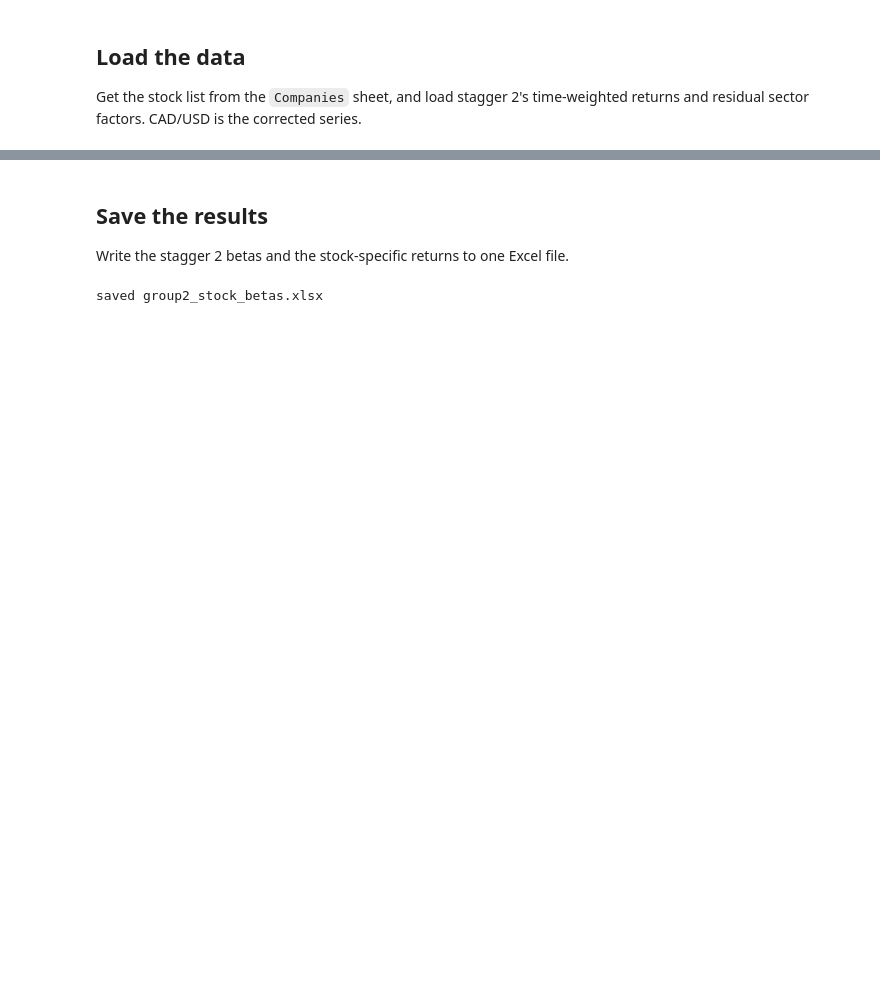
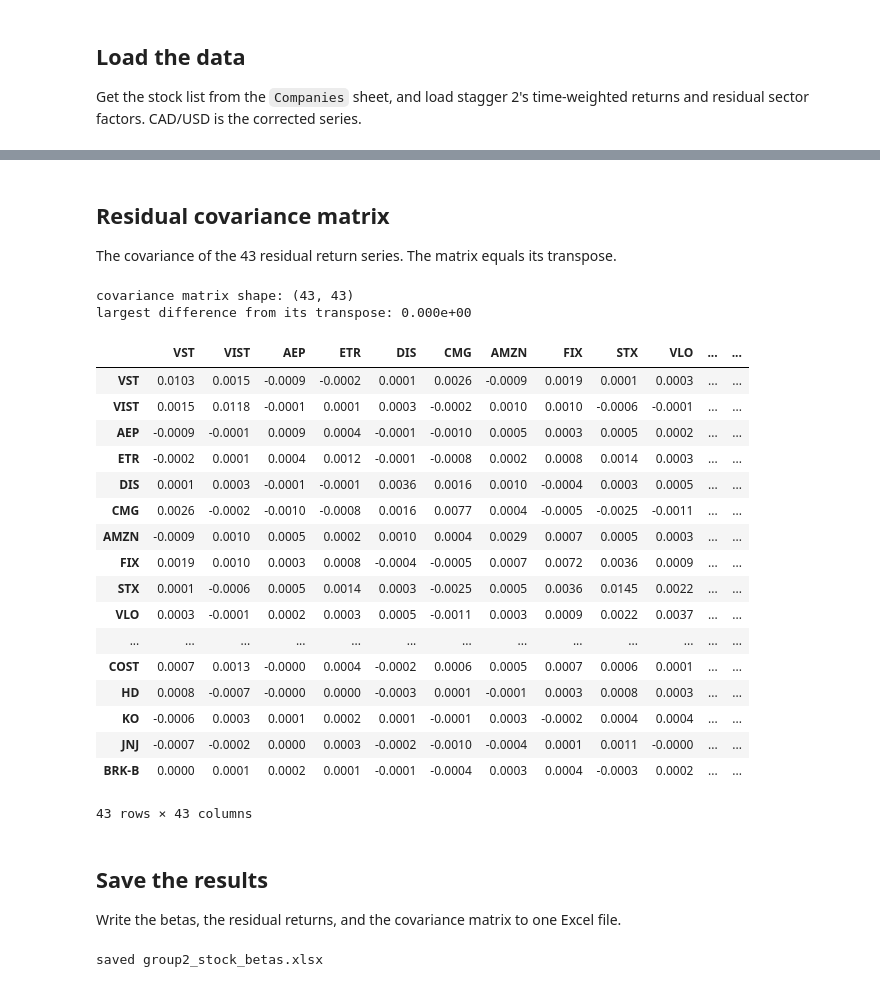
Before and after one commit to andrewr23222/QPMFall26, a Jupyter notebook: group2/Group2_StockFactorBetas.ipynb, the cells around one changed output, grey strips where cells are left out. Drawn from its saved outputs; the diff is of its cells as text; code cells hidden in the pictures; blank space fills up the shorter version.

Commit message:
update group 2 regressions and add residual covariance
Co-authored-by: Cursor <cursoragent@cursor.com>

```diff
--- a/group2/Group2_StockFactorBetas.ipynb
+++ b/group2/Group2_StockFactorBetas.ipynb
@@ -7,12 +6,14 @@ on one factor at a time and carrying the residuals forward. All data comes from
 # %%
 from pathlib import Path
 
-import numpy as np
 import pandas as pd
 import statsmodels.api as sm
 
 DATA_FILE = Path("../data/companies_and_staggered_returns.xlsx")
 STAGGER = "stagger_2"
+
+FX = ["MXN", "SGD", "CAD", "DKK", "EUR", "AUD"]
+SECTORS = ["XLB", "XLC", "XLE", "XLF", "XLI", "XLK", "XLP", "XLRE", "XLU", "XLV", "XLY"]
 # %% [markdown]
 ## Load the data
 
@@ -116,0 +66,32 @@ stock's own residual sector factor, keep the beta. What's left is the stock-spec
+# %%
+def regress(y, x):
+    """Regress y on one factor. Return beta, alpha, and the t-stat."""
+    X = sm.add_constant(x)
+    model = sm.OLS(y, X, missing="drop").fit()
+    return model.params.iloc[1], model.params.iloc[0], model.tvalues.iloc[1]
+
+
+def drop_weak_factors(y, factors):
+    """Drop factors with -2 < t < 2, one at a time, and return the updated residual and betas."""
+    names = list(factors.columns)
+    betas = {name: 0.0 for name in names}
+
+    while names:
+        X = sm.add_constant(factors[names])
+        model = sm.OLS(y, X, missing="drop").fit()
+        t_stats = model.tvalues.iloc[1:]
+        weakest = t_stats.abs().idxmin()
+
+        if abs(t_stats[weakest]) < 2:
+            names.remove(weakest)
+            continue
+
+        alpha = model.params.iloc[0]
+        fitted = alpha
+        for name in names:
+            betas[name] = model.params[name]
+            fitted = fitted + betas[name] * factors[name]
+        y = y - fitted
+        break
+
+    return y, betas
@@ -261,7 +198,38 @@ Matplotlib is building the font cache; this may take a moment.
+# %% [markdown]
+## Residual covariance matrix
+
+The covariance of the 43 residual return series. The matrix equals its transpose.
+# %%
+cov = stock_specific.cov()
+gap = (cov - cov.T).abs().to_numpy().max()
+print(f"covariance matrix shape: {cov.shape}")
+print(f"largest difference from its transpose: {gap:.3e}")
+cov.round(4)
+# %% [output]
+covariance matrix shape: (43, 43)
+largest difference from its transpose: 0.000e+00
+|  | VST | VIST | AEP | ETR | DIS | CMG | AMZN | FIX | STX | VLO | ... | ... |
+| VST | 0.0103 | 0.0015 | -0.0009 | -0.0002 | 0.0001 | 0.0026 | -0.0009 | 0.0019 | 0.0001 | 0.0003 | ... | ... |
+| VIST | 0.0015 | 0.0118 | -0.0001 | 0.0001 | 0.0003 | -0.0002 | 0.0010 | 0.0010 | -0.0006 | -0.0001 | ... | ... |
+| AEP | -0.0009 | -0.0001 | 0.0009 | 0.0004 | -0.0001 | -0.0010 | 0.0005 | 0.0003 | 0.0005 | 0.0002 | ... | ... |
+| ETR | -0.0002 | 0.0001 | 0.0004 | 0.0012 | -0.0001 | -0.0008 | 0.0002 | 0.0008 | 0.0014 | 0.0003 | ... | ... |
+| DIS | 0.0001 | 0.0003 | -0.0001 | -0.0001 | 0.0036 | 0.0016 | 0.0010 | -0.0004 | 0.0003 | 0.0005 | ... | ... |
+| CMG | 0.0026 | -0.0002 | -0.0010 | -0.0008 | 0.0016 | 0.0077 | 0.0004 | -0.0005 | -0.0025 | -0.0011 | ... | ... |
+| AMZN | -0.0009 | 0.0010 | 0.0005 | 0.0002 | 0.0010 | 0.0004 | 0.0029 | 0.0007 | 0.0005 | 0.0003 | ... | ... |
+| FIX | 0.0019 | 0.0010 | 0.0003 | 0.0008 | -0.0004 | -0.0005 | 0.0007 | 0.0072 | 0.0036 | 0.0009 | ... | ... |
+| STX | 0.0001 | -0.0006 | 0.0005 | 0.0014 | 0.0003 | -0.0025 | 0.0005 | 0.0036 | 0.0145 | 0.0022 | ... | ... |
+| VLO | 0.0003 | -0.0001 | 0.0002 | 0.0003 | 0.0005 | -0.0011 | 0.0003 | 0.0009 | 0.0022 | 0.0037 | ... | ... |
+| ... | ... | ... | ... | ... | ... | ... | ... | ... | ... | ... | ... | ... |
+| COST | 0.0007 | 0.0013 | -0.0000 | 0.0004 | -0.0002 | 0.0006 | 0.0005 | 0.0007 | 0.0006 | 0.0001 | ... | ... |
+| HD | 0.0008 | -0.0007 | -0.0000 | 0.0000 | -0.0003 | 0.0001 | -0.0001 | 0.0003 | 0.0008 | 0.0003 | ... | ... |
+| KO | -0.0006 | 0.0003 | 0.0001 | 0.0002 | 0.0001 | -0.0001 | 0.0003 | -0.0002 | 0.0004 | 0.0004 | ... | ... |
+| JNJ | -0.0007 | -0.0002 | 0.0000 | 0.0003 | -0.0002 | -0.0010 | -0.0004 | 0.0001 | 0.0011 | -0.0000 | ... | ... |
+| BRK-B | 0.0000 | 0.0001 | 0.0002 | 0.0001 | -0.0001 | -0.0004 | 0.0003 | 0.0004 | -0.0003 | 0.0002 | ... | ... |
+43 rows × 43 columns
 # %% [markdown]
 ## Save the results
 
-Write the stagger 2 betas and the stock-specific returns to one Excel file.
+Write the betas, the residual returns, and the covariance matrix to one Excel file.
 # %%
 output_file = Path("group2_stock_betas.xlsx")
 
```
Also changed, not shown: parts of 15 cells of this notebook, 1 other file.
